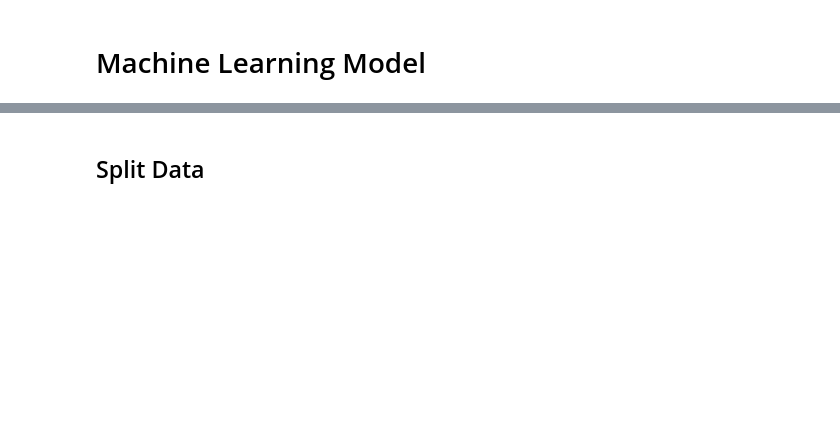
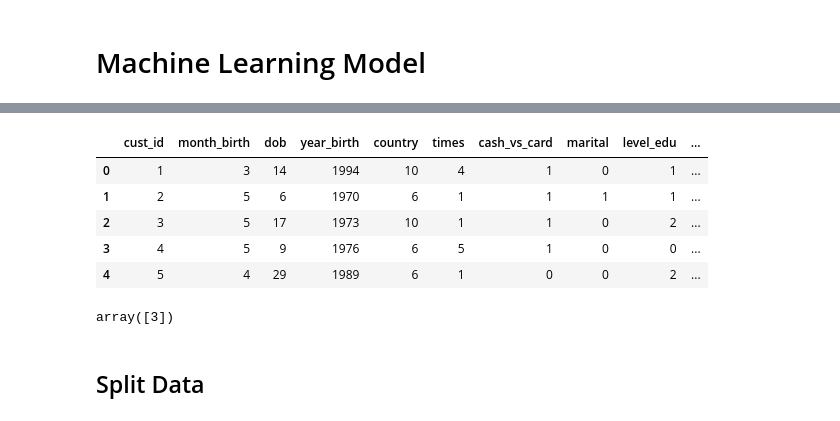
Before and after one commit to josegabrielguerrero26/CSE450-machinelearning, a Jupyter notebook: final/trustlevel.ipynb, the cells around one changed output, grey strips where cells are left out. Cells and saved outputs as stored; diff of their text form; code cells hidden in the pictures; blank space fills up the shorter version.

```diff
--- a/final/trustlevel.ipynb
+++ b/final/trustlevel.ipynb
@@ -140,13 +140,11 @@ df_im['cash_vs_card'] = df_im['cash_vs_card'].astype('category')
 df_im['pay_level'] = df_im['pay_level'].astype('category')
 df_im['level_edu'] = df_im['level_edu'].astype('category')
 df_im['marital'] = df_im['marital'].astype('category')
-df_im['cust_birth_date'] = pd.to_datetime(df_im.cust_birth_date)
-df_im['year'] = df_im.datetime.dt.year
-df_im['month'] = df_im.datetime.dt.month
-df_im['day'] = df_im.datetime.dt.day
+
 
 # cat codes
 df_im['country'] = df_im['country'].cat.codes
 df_im['cash_vs_card'] = df_im['cash_vs_card'].cat.codes
 df_im['level_edu'] = df_im['level_edu'].cat.codes
 df_im['marital']=df_im['marital'].cat.codes
+df_im['pay_level'] = df_im['pay_level'].cat.codes
@@ -231,15 +243,24 @@ df_im.columns
 # %%
 # Create a new dataframe called X that contians the features we're going
 # to use to make predictions
-X = df_im[['age', 'marital', 'contact',
-        'previous','nr.employed',
-       'euribor3m']]
+X = df_im[['cust_id', ' month_birth ', 'dob', 'year_birth',
+       'country', 'times', 'cash_vs_card', 'marital', 'level_edu',
+       'salary']]
 X.head(5)
+# %% [output]
+|  | cust_id | month_birth | dob | year_birth | country | times | cash_vs_card | marital | level_edu | ... |
+| 0 | 1 | 3 | 14 | 1994 | 10 | 4 | 1 | 0 | 1 | ... |
+| 1 | 2 | 5 | 6 | 1970 | 6 | 1 | 1 | 1 | 1 | ... |
+| 2 | 3 | 5 | 17 | 1973 | 10 | 1 | 1 | 0 | 2 | ... |
+| 3 | 4 | 5 | 9 | 1976 | 6 | 5 | 1 | 0 | 0 | ... |
+| 4 | 5 | 4 | 29 | 1989 | 6 | 1 | 0 | 0 | 2 | ... |
 # %%
 # Create a new dataframe called y that contians the target we're
 # trying to predict
-y=df_im['y']
+y=df_im['pay_level']
 y.unique()
+# %% [output]
+array([3])
 # %% [markdown]
 ## Split Data
 # %%
```
Also changed, not shown: parts of 24 cells of this notebook.
